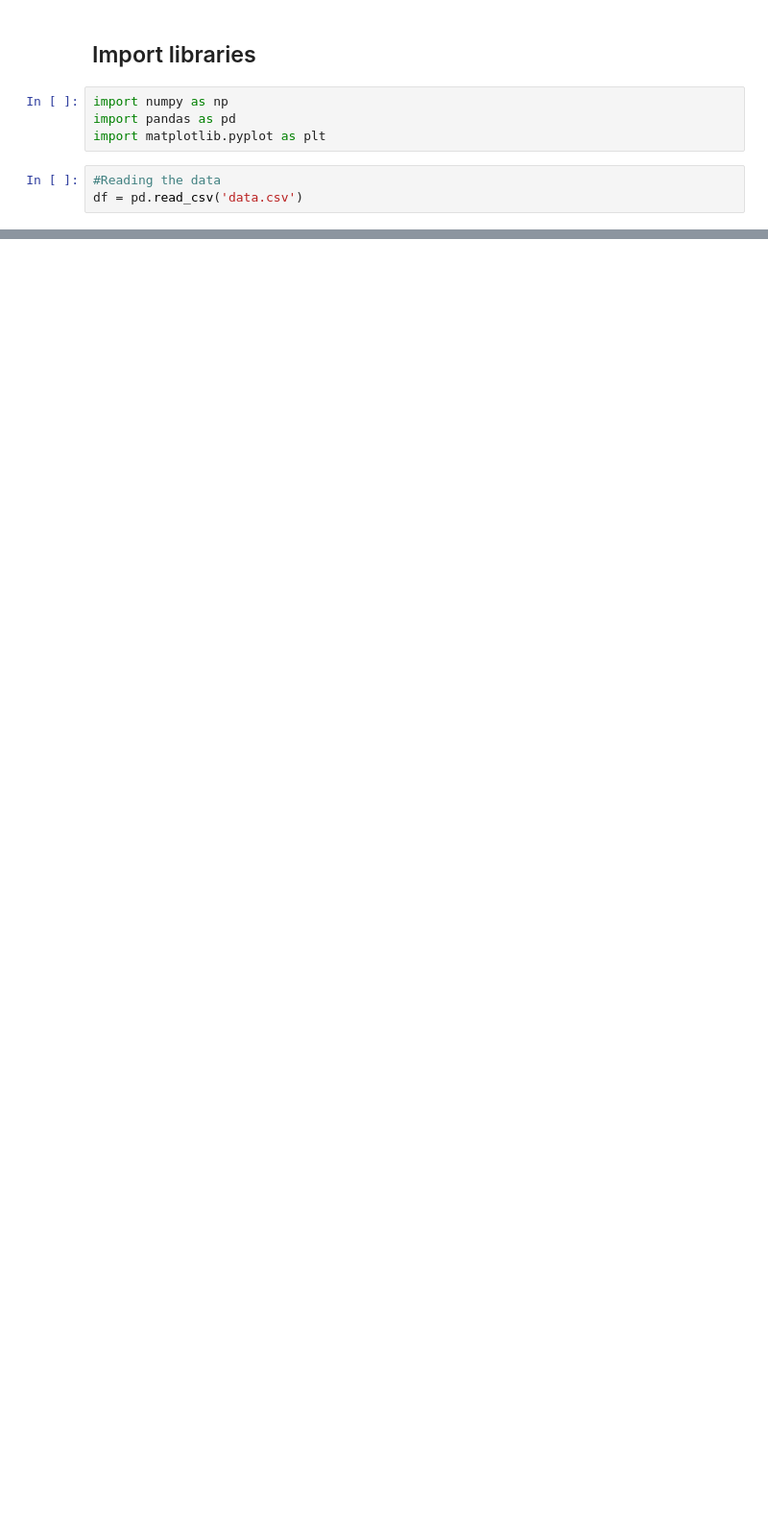
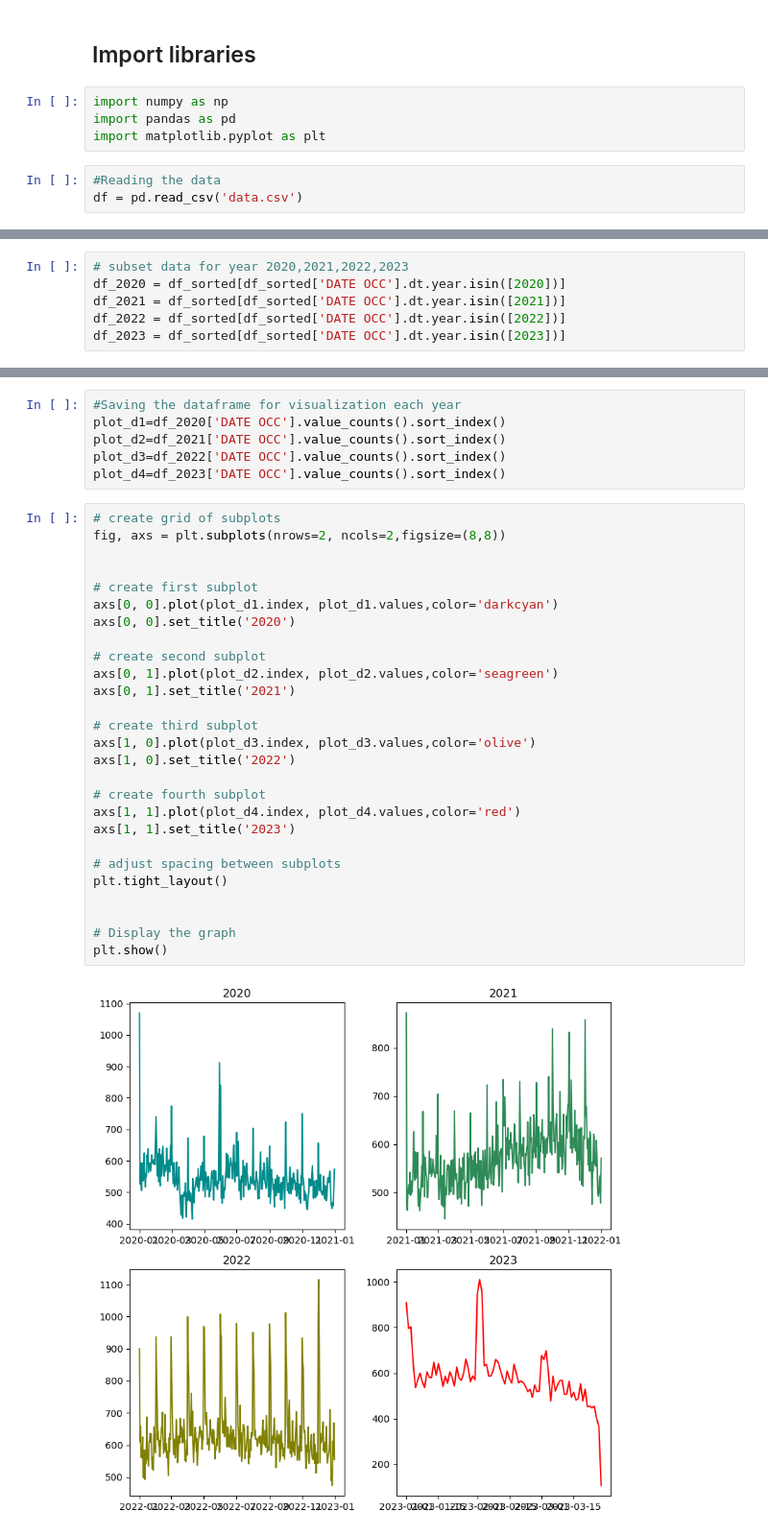
Before and after one commit to HankHoang/Time-Series-Prediction-Project, a Jupyter notebook: EDA for Crime Trends.ipynb, the cells around one changed output, grey strips where cells are left out. Shown at 96% size. Cells and saved outputs as stored; diff of their text form; blank space fills up the shorter version.

```diff
--- a/EDA for Crime Trends.ipynb
+++ b/EDA for Crime Trends.ipynb
@@ -38 +53,7 @@ df_sorted.head()
+# %%
+# subset data for year 2020,2021,2022,2023
+df_2020 = df_sorted[df_sorted['DATE OCC'].dt.year.isin([2020])]
+df_2021 = df_sorted[df_sorted['DATE OCC'].dt.year.isin([2021])]
+df_2022 = df_sorted[df_sorted['DATE OCC'].dt.year.isin([2022])]
+df_2023 = df_sorted[df_sorted['DATE OCC'].dt.year.isin([2023])]
 # %%
@@ -73,0 +77,35 @@ df_sorted['Month'] = df_sorted['DATE OCC'].dt.strftime('%m/%Y')
+# %%
+#Saving the dataframe for visualization each year
+plot_d1=df_2020['DATE OCC'].value_counts().sort_index()
+plot_d2=df_2021['DATE OCC'].value_counts().sort_index()
+plot_d3=df_2022['DATE OCC'].value_counts().sort_index()
+plot_d4=df_2023['DATE OCC'].value_counts().sort_index()
+# %%
+# create grid of subplots
+fig, axs = plt.subplots(nrows=2, ncols=2,figsize=(8,8))
+
+
+# create first subplot
+axs[0, 0].plot(plot_d1.index, plot_d1.values,color='darkcyan')
+axs[0, 0].set_title('2020')
+
+# create second subplot
+axs[0, 1].plot(plot_d2.index, plot_d2.values,color='seagreen')
+axs[0, 1].set_title('2021')
+
+# create third subplot
+axs[1, 0].plot(plot_d3.index, plot_d3.values,color='olive')
+axs[1, 0].set_title('2022')
+
+# create fourth subplot
+axs[1, 1].plot(plot_d4.index, plot_d4.values,color='red')
+axs[1, 1].set_title('2023')
+
+# adjust spacing between subplots
+plt.tight_layout()
+
+
+# Display the graph
+plt.show()
+# %% [output]
+[figure, added]
```
Also changed, not shown: parts of 28 cells of this notebook.
